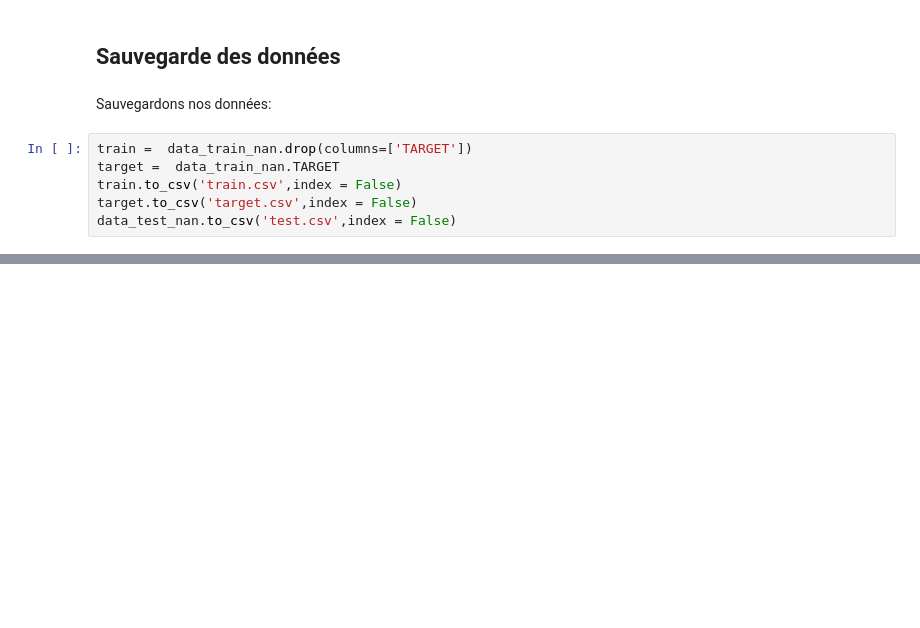
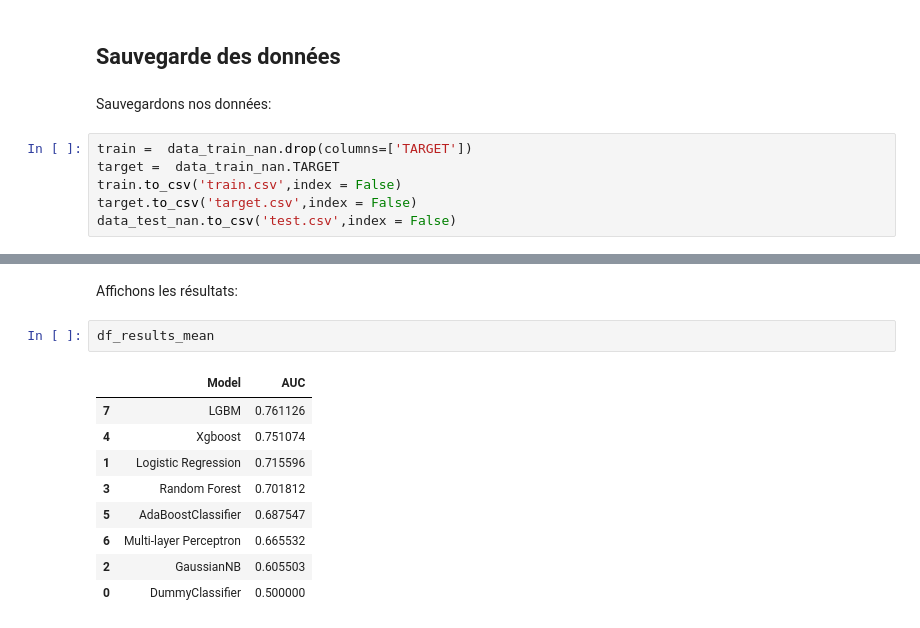
Before and after one commit to olivierkayyong/OpenClassrooms_projet_7-, a Jupyter notebook: dossier_code/P7_Processing&Modelling.ipynb, the cells around one changed output, grey strips where cells are left out. Cells and saved outputs as stored; diff of their text form; blank space fills up the shorter version.

```diff
--- a/dossier_code/P7_Processing&Modelling.ipynb
+++ b/dossier_code/P7_Processing&Modelling.ipynb
@@ -808,0 +952,14 @@ data_test_nan.to_csv('test.csv',index = False)
+# %% [markdown]
+Affichons les résultats:
+# %%
+df_results_mean
+# %% [output]
+|  | Model | AUC |
+| 7 | LGBM | 0.761126 |
+| 4 | Xgboost | 0.751074 |
+| 1 | Logistic Regression | 0.715596 |
+| 3 | Random Forest | 0.701812 |
+| 5 | AdaBoostClassifier | 0.687547 |
+| 6 | Multi-layer Perceptron | 0.665532 |
+| 2 | GaussianNB | 0.605503 |
+| 0 | DummyClassifier | 0.500000 |
```
Also changed, not shown: parts of 70 cells of this notebook.
